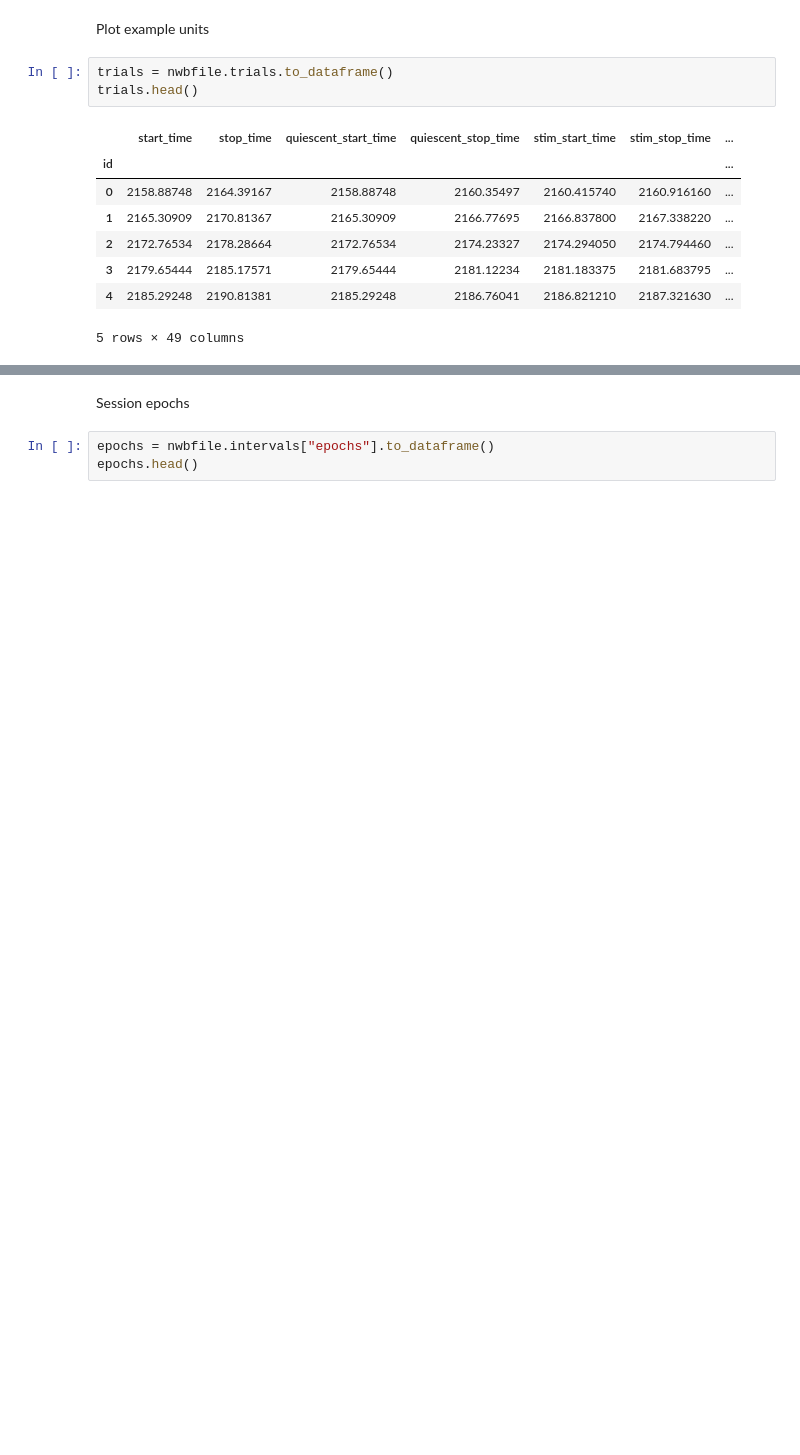
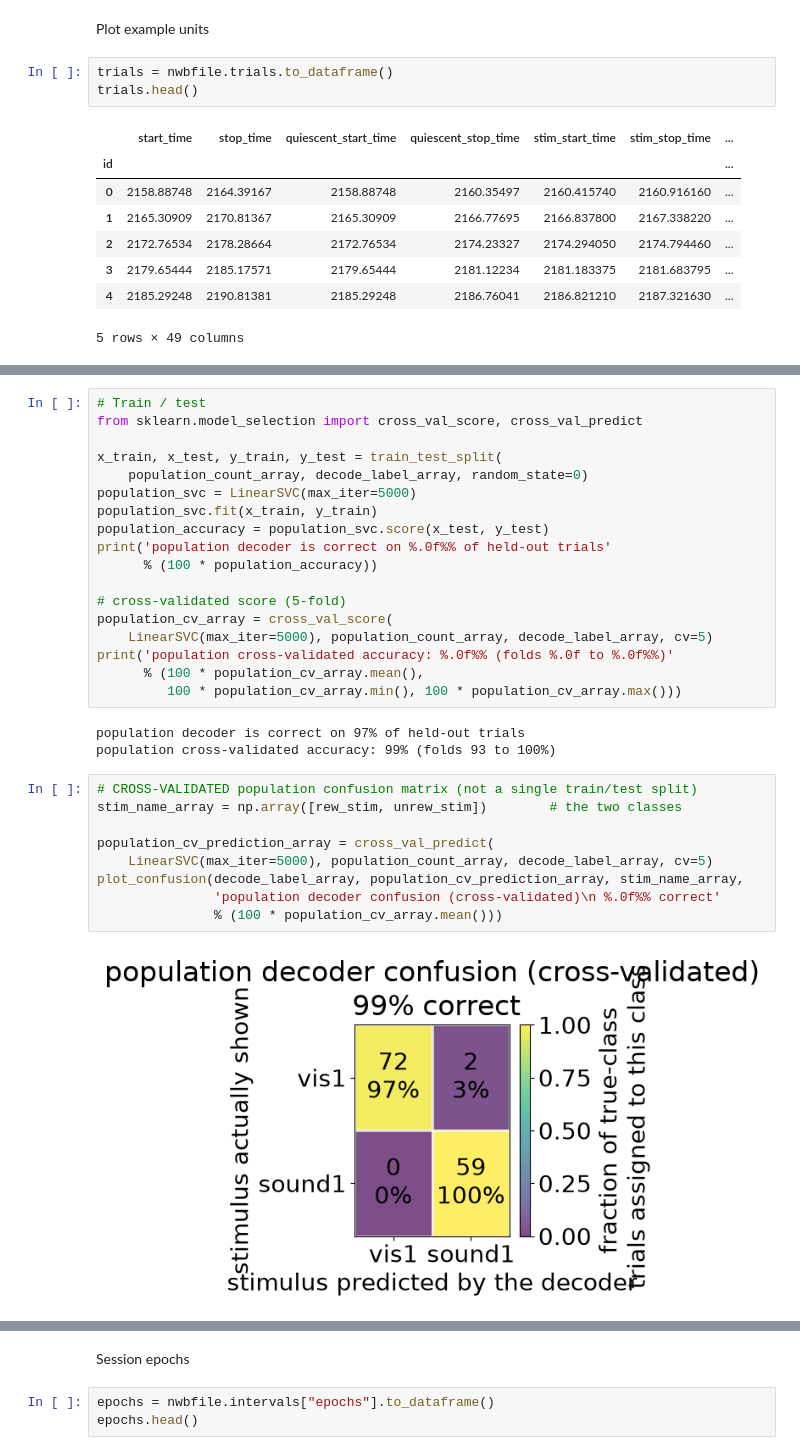
Before and after one commit to tierneydaw1/MisfiringSquad, a Jupyter notebook: code/Decode_ErrorTrials.ipynb, the cells around one changed output, grey strips where cells are left out. Saved outputs shown, nothing was run; the diff lists cells and outputs as text; blank space fills up the shorter version.

```diff
--- a/code/NeuralDynamics.ipynb
+++ b/code/Decode_ErrorTrials.ipynb
@@ -311,0 +391,32 @@ plt.show()
+# %%
+# Train / test
+from sklearn.model_selection import cross_val_score, cross_val_predict
+
+x_train, x_test, y_train, y_test = train_test_split(
+    population_count_array, decode_label_array, random_state=0)
+population_svc = LinearSVC(max_iter=5000)
+population_svc.fit(x_train, y_train)
+population_accuracy = population_svc.score(x_test, y_test)
+print('population decoder is correct on %.0f%% of held-out trials'
+      % (100 * population_accuracy))
+
+# cross-validated score (5-fold)
+population_cv_array = cross_val_score(
+    LinearSVC(max_iter=5000), population_count_array, decode_label_array, cv=5)
+print('population cross-validated accuracy: %.0f%% (folds %.0f to %.0f%%)'
+      % (100 * population_cv_array.mean(),
+         100 * population_cv_array.min(), 100 * population_cv_array.max()))
+# %% [output]
+population decoder is correct on 97% of held-out trials
+population cross-validated accuracy: 99% (folds 93 to 100%)
+# %%
+# CROSS-VALIDATED population confusion matrix (not a single train/test split)
+stim_name_array = np.array([rew_stim, unrew_stim])        # the two classes
+
+population_cv_prediction_array = cross_val_predict(
+    LinearSVC(max_iter=5000), population_count_array, decode_label_array, cv=5)
+plot_confusion(decode_label_array, population_cv_prediction_array, stim_name_array,
+               'population decoder confusion (cross-validated)\n %.0f%% correct'
+               % (100 * population_cv_array.mean()))
+# %% [output]
+[figure, added]
```
Also changed, not shown: parts of 12 cells of this notebook, 2 other files.
